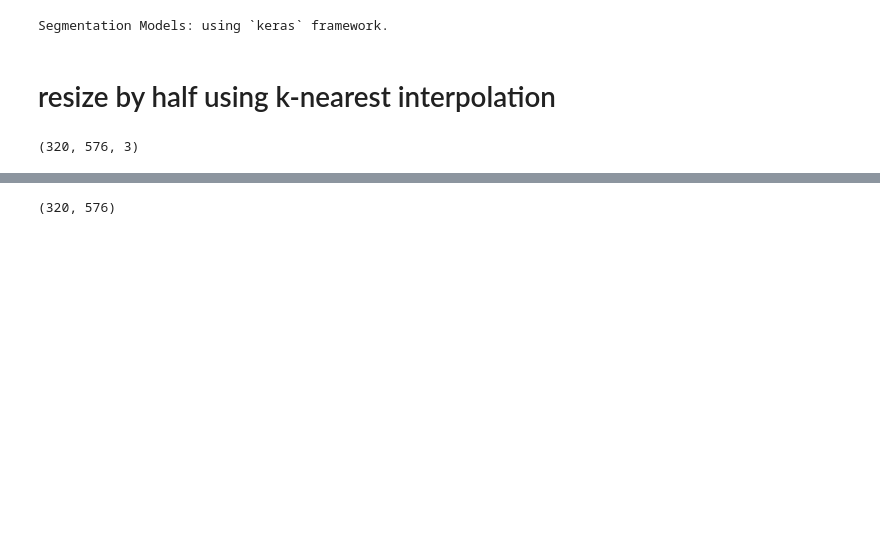
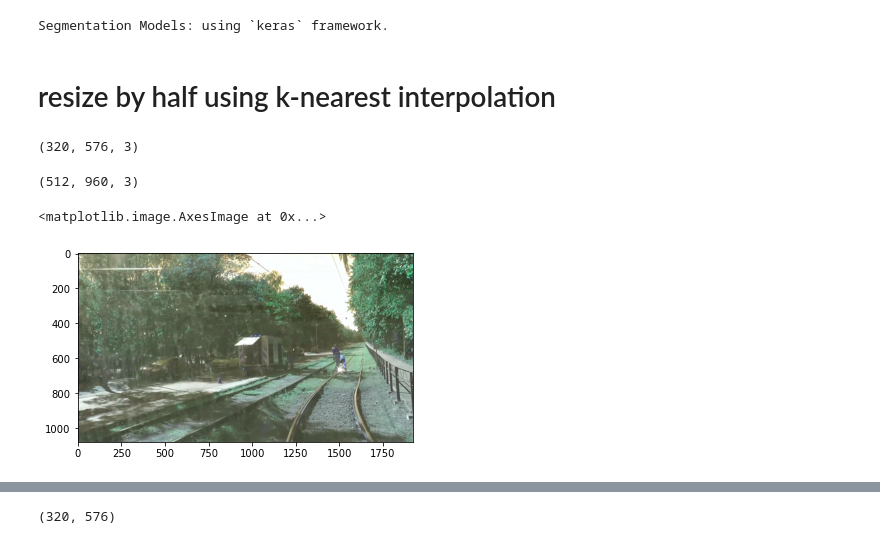
Before and after one commit to khoadaniel/vegetation-detection-railways, a Jupyter notebook: Hina/ROI_on_singleimage.ipynb, the cells around one changed output, grey strips where cells are left out. Drawn from its saved outputs; the diff is of its cells as text; code cells hidden in the pictures; blank space fills up the shorter version.

```diff
--- a/Hina/ROI_on_singleimage.ipynb
+++ b/Hina/ROI_on_singleimage.ipynb
@@ -68,0 +73,9 @@ image_cv2_resize.shape
+# %%
+image_cv2_resize.shape
+# %% [output]
+(512, 960, 3)
+# %%
+plt.imshow(image_cv2)
+# %% [output]
+<matplotlib.image.AxesImage at 0x...>
+[figure, added]
```
Also changed, not shown: parts of 9 cells of this notebook, 1 other file.
